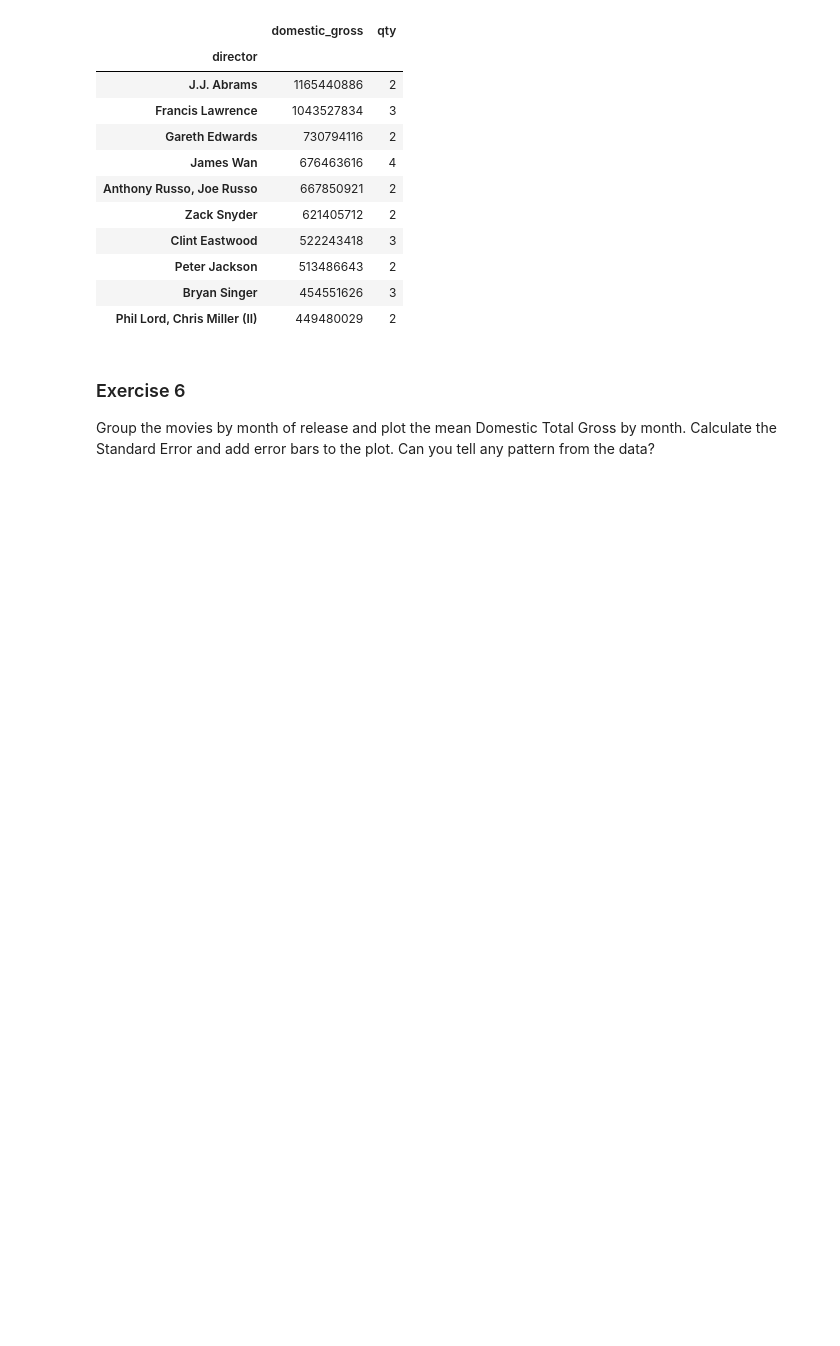
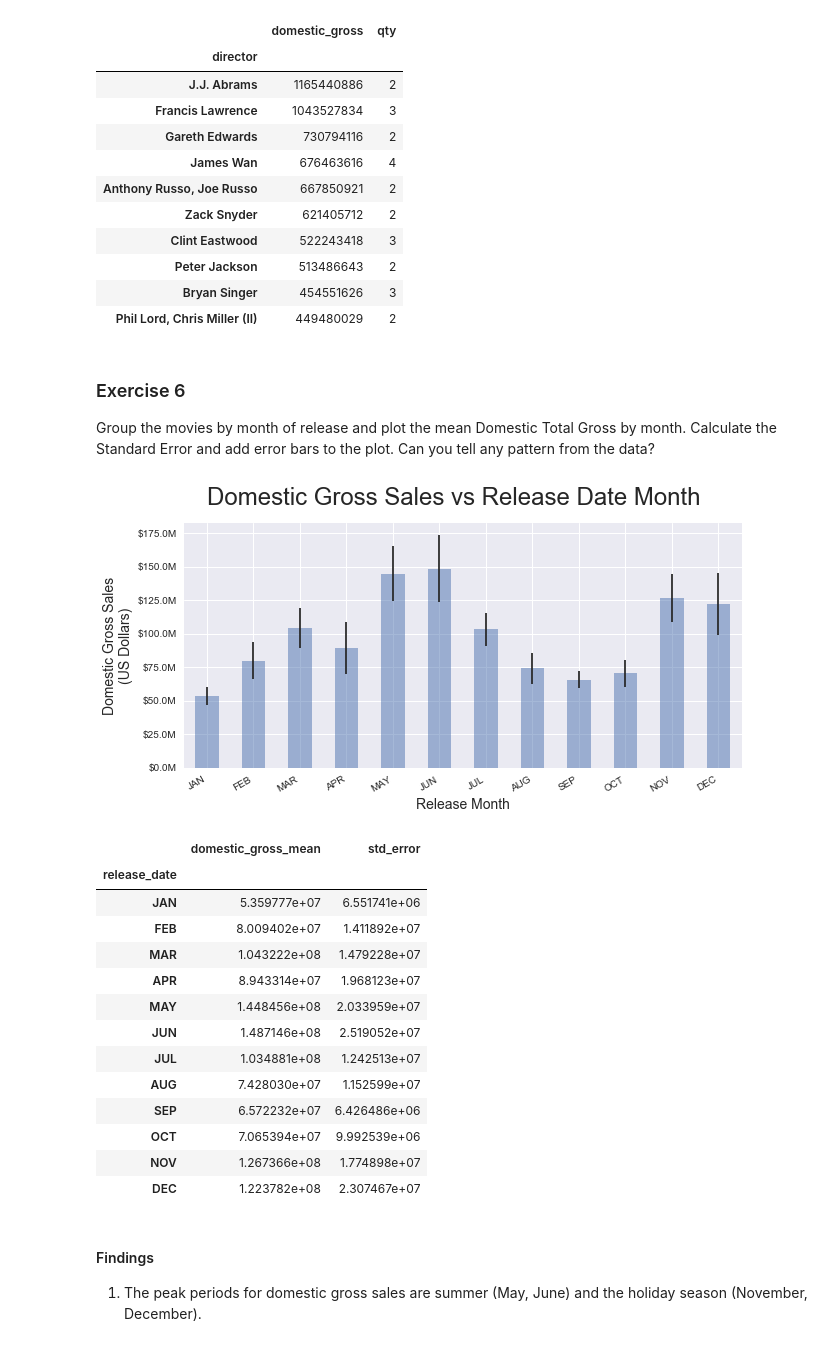
Before and after one commit to TimothyHelton/k2datascience, a Jupyter notebook: notebooks/EDA_Movies_Exercises.ipynb, the cells around one changed output. Cells and saved outputs as stored; diff of their text form; code cells hidden in the pictures; blank space fills up the shorter version.

```diff
--- a/notebooks/EDA_Movies_Exercises.ipynb
+++ b/notebooks/EDA_Movies_Exercises.ipynb
@@ -184,3 +184,24 @@ Top 10 Directors with more than one release
 ### Exercise 6
 
 Group the movies by month of release and plot the mean Domestic Total Gross by month. Calculate the Standard Error and add error bars to the plot. Can you tell any pattern from the data?
+# %%
+mov.domestic_gross_vs_months()
+# %% [output]
+[figure, added]
+|  | domestic_gross_mean | std_error |
+| release_date |  |  |
+| JAN | 5.359777e+07 | 6.551741e+06 |
+| FEB | 8.009402e+07 | 1.411892e+07 |
+| MAR | 1.043222e+08 | 1.479228e+07 |
+| APR | 8.943314e+07 | 1.968123e+07 |
+| MAY | 1.448456e+08 | 2.033959e+07 |
+| JUN | 1.487146e+08 | 2.519052e+07 |
+| JUL | 1.034881e+08 | 1.242513e+07 |
+| AUG | 7.428030e+07 | 1.152599e+07 |
+| SEP | 6.572232e+07 | 6.426486e+06 |
+| OCT | 7.065394e+07 | 9.992539e+06 |
+| NOV | 1.267366e+08 | 1.774898e+07 |
+| DEC | 1.223782e+08 | 2.307467e+07 |
+# %% [markdown]
+####  Findings
+1. The peak periods for domestic gross sales are summer (May, June) and the holiday season (November, December).
```
Also changed, not shown: 1 other file.
